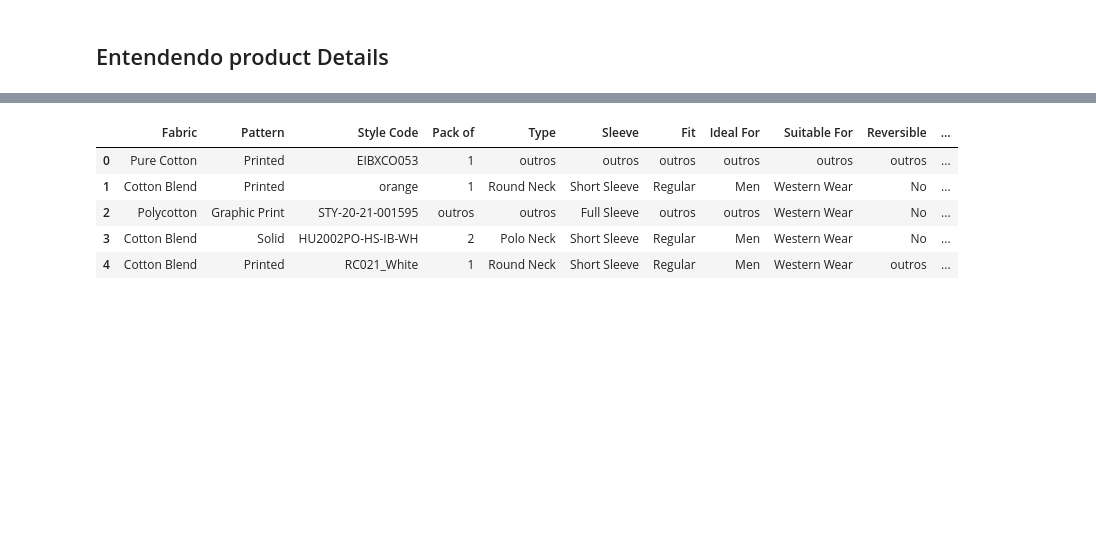
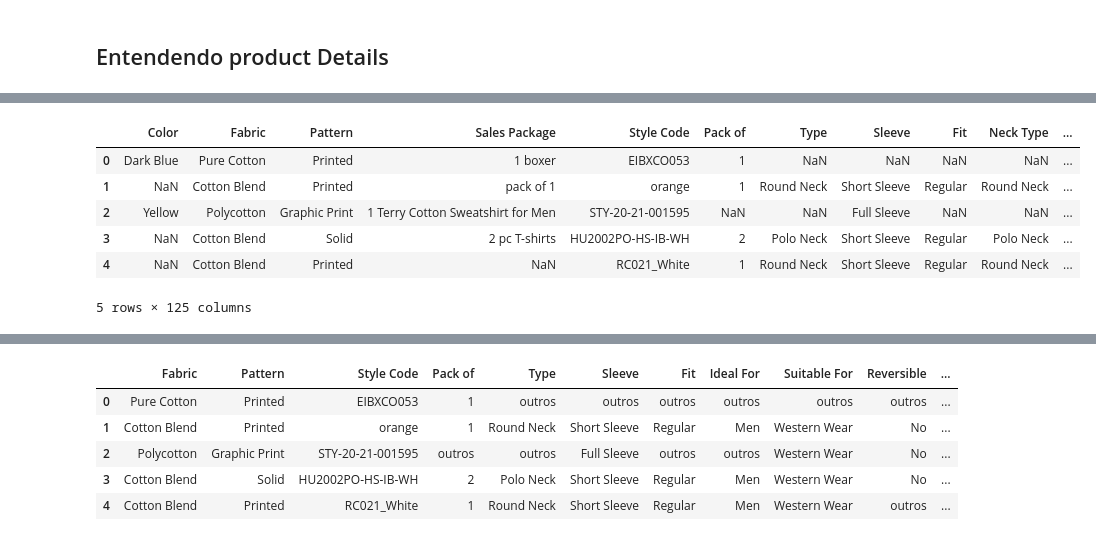
Before and after one commit to Gabrielnbr/hd6, a Jupyter notebook: notebook_hackday_06.ipynb, the cells around one changed output, grey strips where cells are left out. Cells and saved outputs as stored; diff of their text form; code cells hidden in the pictures; blank space fills up the shorter version.

```diff
--- a/notebook_hackday_06.ipynb
+++ b/notebook_hackday_06.ipynb
@@ -210,3 +346,13 @@ df_feat = pd.concat([data_train, df_details], axis=1)
+# %%
+df_details.head()
+# %% [output]
+|  | Color | Fabric | Pattern | Sales Package | Style Code | Pack of | Type | Sleeve | Fit | Neck Type | ... |
+| 0 | Dark Blue | Pure Cotton | Printed | 1 boxer | EIBXCO053 | 1 | NaN | NaN | NaN | NaN | ... |
+| 1 | NaN | Cotton Blend | Printed | pack of 1 | orange | 1 | Round Neck | Short Sleeve | Regular | Round Neck | ... |
+| 2 | Yellow | Polycotton | Graphic Print | 1 Terry Cotton Sweatshirt for Men | STY-20-21-001595 | NaN | NaN | Full Sleeve | NaN | NaN | ... |
+| 3 | NaN | Cotton Blend | Solid | 2 pc T-shirts | HU2002PO-HS-IB-WH | 2 | Polo Neck | Short Sleeve | Regular | Polo Neck | ... |
+| 4 | NaN | Cotton Blend | Printed | NaN | RC021_White | 1 | Round Neck | Short Sleeve | Regular | Round Neck | ... |
+5 rows × 125 columns
 # %%
 df_details.columns.tolist()
 # %% [output]
```
Also changed, not shown: parts of 70 cells of this notebook, 13 other files.
